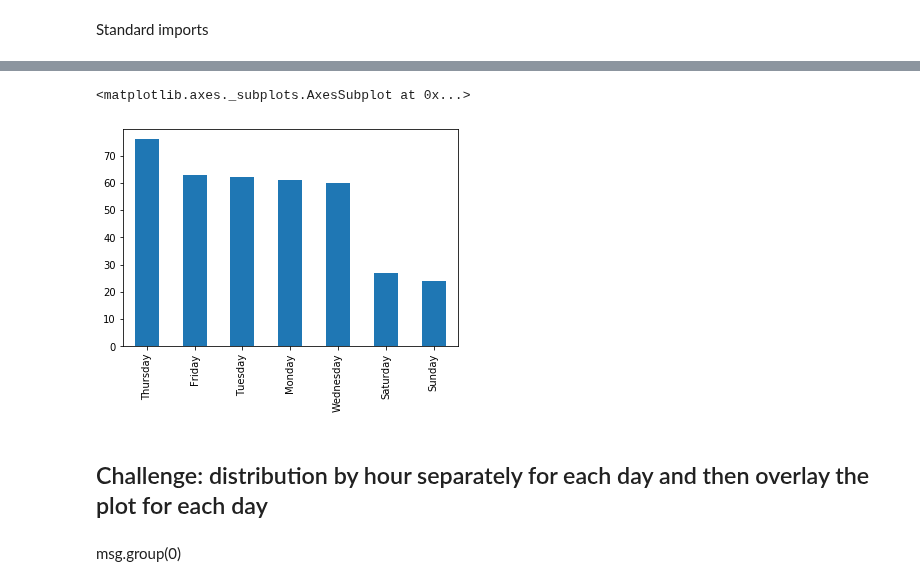
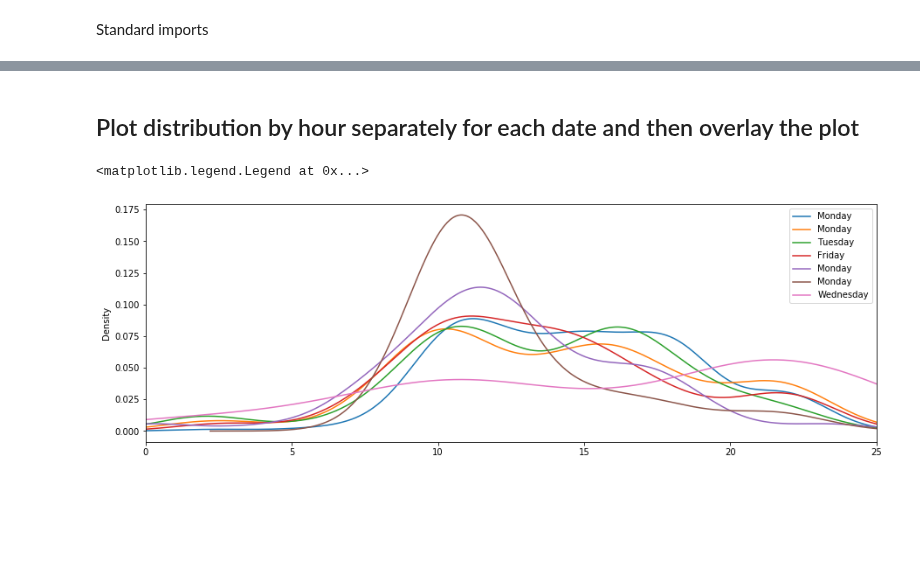
Before and after one commit to Shunling/SpringBoard, a Jupyter notebook: Practices/Python_statistics_essential/03_09_challenge.ipynb, the cells around one changed output, grey strips where cells are left out. Drawn from its saved outputs; the diff is of its cells as text; code cells hidden in the pictures; blank space fills up the shorter version.

```diff
--- a/Practices/Python_statistics_essential/03_09_challenge.ipynb
+++ b/Practices/Python_statistics_essential/03_09_challenge.ipynb
@@ -91,2 +45,2 @@ cleanDF.head()
 # %%
-Date = df.Date.apply(lambda s: pd.to_datetime(s[0:31]))
+messages['date'] = messages['date'].apply(lambda s: pd.to_datetime(s).tz_convert('America/Los_Angeles'))
@@ -129,13 +47,12 @@ cleanDF.head()
 # %%
-cleanDF['dayofweek'] = pd.Categorical(Date.dt.weekday_name,
+messages['dayofweek'] = pd.Categorical(messages['dayofweek'],
                                        ordered = True,
                                        categories = ["Monday","Tuesday","Wednesday","Thursday","Friday","Saturday","Sunday"])
-# %%
-cleanDF.dayofweek.value_counts().plot(kind='bar')
-# %% [output]
-<matplotlib.axes._subplots.AxesSubplot at 0x...>
-[figure, removed]
 # %% [markdown]
-## Challenge: distribution by hour separately for each day and then overlay the plot for each day
+## Plot distribution by hour separately for each date and then overlay the plot
-# %% [markdown]
-msg.group(0)
+# %%
+messages.groupby('dayofweek').timeofday.plot(kind='density',xlim=[0,25],figsize=(15,5))
+pp.legend(messages.dayofweek)
+# %% [output]
+<matplotlib.legend.Legend at 0x...>
+[figure, added]
```
Also changed, not shown: parts of 19 cells of this notebook.
